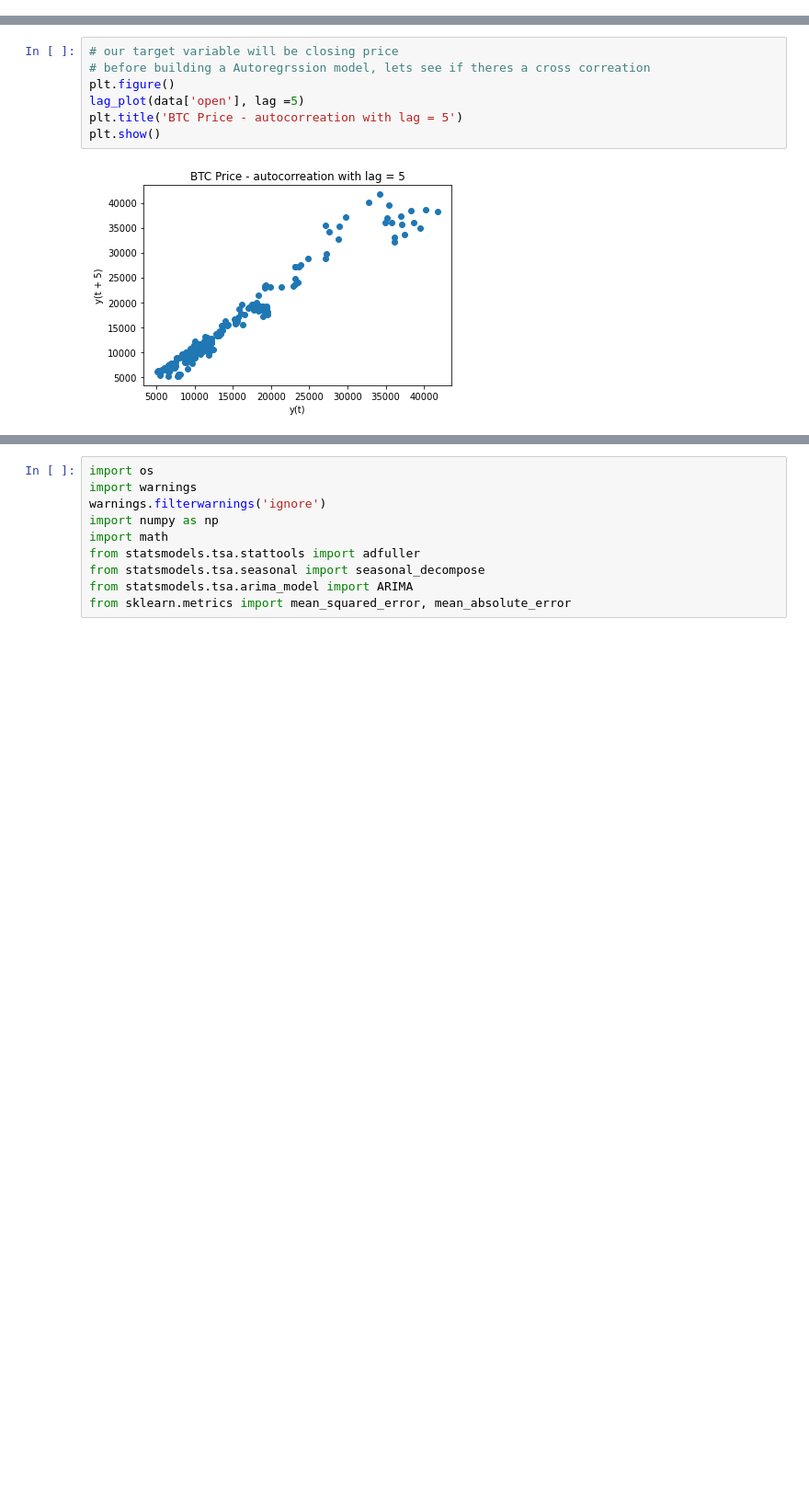
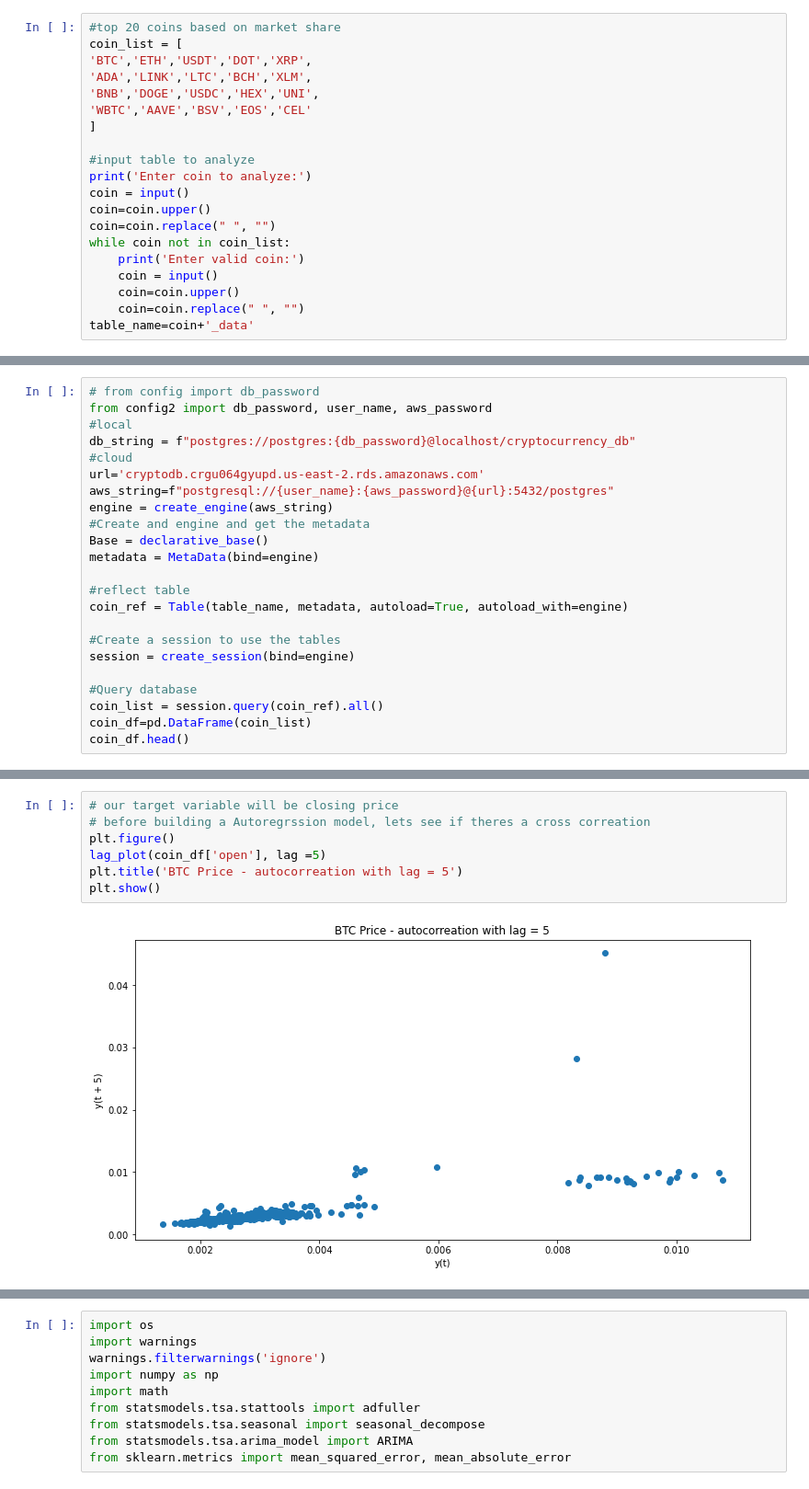
Before and after one commit to kanggg007/Cyptocurrency_project, a Jupyter notebook: AR_maching_model.ipynb, the cells around one changed output, grey strips where cells are left out. Shown at 92% size. Cells and saved outputs as stored; diff of their text form; blank space fills up the shorter version.

Commit message:
connected to AWS and reflected

```diff
--- a/AR_maching_model.ipynb
+++ b/AR_maching_model.ipynb
@@ -27,0 +23,20 @@ data.head()
+# %%
+#top 20 coins based on market share
+coin_list = [
+'BTC','ETH','USDT','DOT','XRP',
+'ADA','LINK','LTC','BCH','XLM',
+'BNB','DOGE','USDC','HEX','UNI',
+'WBTC','AAVE','BSV','EOS','CEL'
+]
+
+#input table to analyze
+print('Enter coin to analyze:')
+coin = input()
+coin=coin.upper()
+coin=coin.replace(" ", "")
+while coin not in coin_list:
+    print('Enter valid coin:')
+    coin = input()
+    coin=coin.upper()
+    coin=coin.replace(" ", "")
+table_name=coin+'_data'
@@ -27,0 +46,23 @@ data.head()
+# %%
+# from config import db_password
+from config2 import db_password, user_name, aws_password
+#local
+db_string = f"postgres://postgres:{db_password}@localhost/cryptocurrency_db"
+#cloud
+url='cryptodb.crgu064gyupd.us-east-2.rds.amazonaws.com'
+aws_string=f"postgresql://{user_name}:{aws_password}@{url}:5432/postgres"
+engine = create_engine(aws_string)
+#Create and engine and get the metadata
+Base = declarative_base()
+metadata = MetaData(bind=engine)
+
+#reflect table
+coin_ref = Table(table_name, metadata, autoload=True, autoload_with=engine)
+
+#Create a session to use the tables
+session = create_session(bind=engine)
+
+#Query database
+coin_list = session.query(coin_ref).all()
+coin_df=pd.DataFrame(coin_list)
+coin_df.head()
@@ -28,9 +77,9 @@ data.head()
 # %%
 # our target variable will be closing price
 # before building a Autoregrssion model, lets see if theres a cross correation
 plt.figure()
-lag_plot(data['open'], lag =5)
+lag_plot(coin_df['open'], lag =5)
 plt.title('BTC Price - autocorreation with lag = 5')
 plt.show()
 # %% [output]
-[figure, old version]
+[figure, new version]
```
Also changed, not shown: parts of 22 cells of this notebook, 3 other files.
